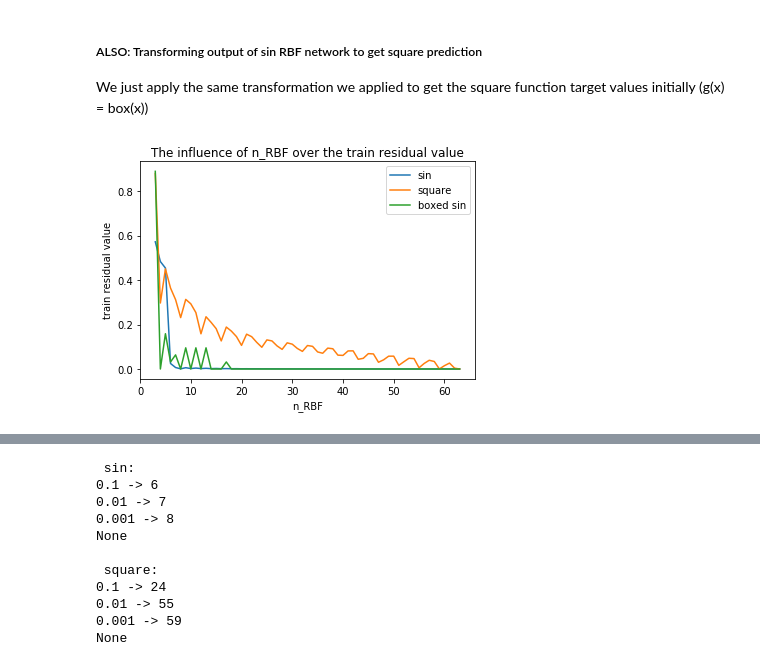
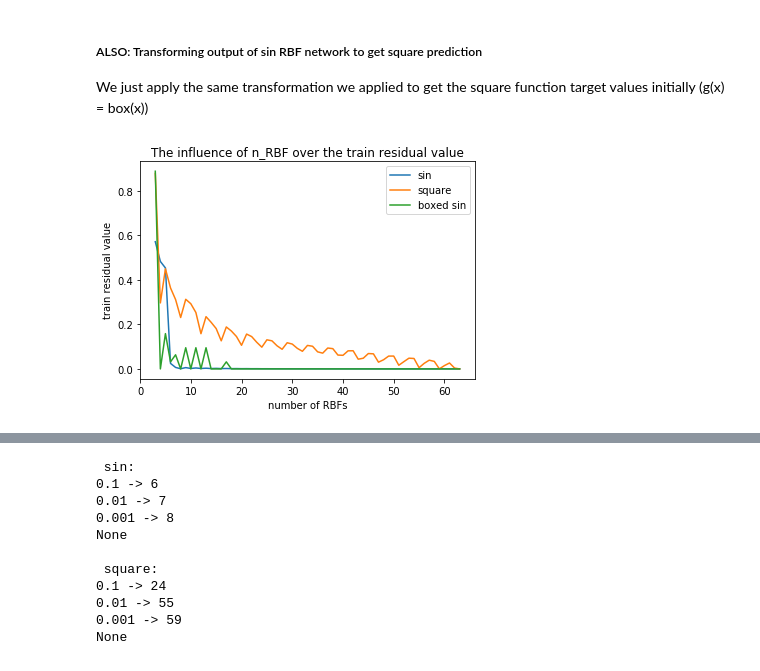
Before and after one commit to vbodell/DD2437, a Jupyter notebook: Lab2/jane.ipynb, the cells around one changed output, grey strips where cells are left out. Cells and saved outputs as stored; diff of their text form; code cells hidden in the pictures.

```diff
--- a/Lab2/jane.ipynb
+++ b/Lab2/jane.ipynb
@@ -121,0 +133,5 @@ def trainRBF(n_RBF, x_train, y_train, x_test, y_test, var_RBF = 1, apply_box_pre
+# %%
+n_RBF = 10
+a,b = trainRBF(n_RBF, pattern_train, sin_train, pattern_test, sin_test, var_RBF = 1)
+plt.plot(b)
+plt.plot(sin_test)
@@ -121,0 +145,2 @@ def trainRBF(n_RBF, x_train, y_train, x_test, y_test, var_RBF = 1, apply_box_pre
+# %%
+trainRBF(63, pattern_train, sin_train, pattern_test, sin_test, var_RBF = 0.15)#2*np.pi/n_RBF*1.5)
@@ -178,32 +215,32 @@ We just apply the same transformation we applied to get the square function targ
 # %%
 res_val_sin = []
 n1 = 3
 n2 = len(pattern_train)+1
 k_var_sin = 1.63
 for n_RBF in range(n1, n2):
     res_val_sin.append(trainRBF(n_RBF, pattern_train, sin_train, pattern_test, sin_test, var_RBF = 2*np.pi/n_RBF*k_var_sin))
 
 res_val_square = []
 k_var_square = 0.46
 for n_RBF in range(n1, n2):
     res_val_square.append(trainRBF(n_RBF, pattern_train, square_train, pattern_test, square_test, var_RBF = 2*np.pi/n_RBF*k_var_square))
 
 res_val_boxed_sin = []
-k_var_boxed_sin = 0.46
+k_var_boxed_sin = 1.63
 for n_RBF in range(n1, n2):
     res_val_boxed_sin.append(trainRBF(n_RBF, pattern_train, square_train, pattern_test, square_test, var_RBF = 2*np.pi/n_RBF*k_var_square, apply_box_pred = True))
 
 
 
 plt.plot(np.arange(n1, n2, 1), res_val_sin, label = "sin")
 plt.plot(np.arange(n1, n2, 1), res_val_square, label = "square")
 plt.plot(np.arange(n1, n2, 1), res_val_boxed_sin, label = "boxed sin")
 
-plt.xlabel("n_RBF")
+plt.xlabel("number of RBFs")
 plt.ylabel("train residual value")
 plt.title("The influence of n_RBF over the train residual value")
 plt.legend()
 plt.plot()
-plt.show()
+plt.savefig("partI1_nRBF_residualvalue.png")
 # %% [output]
-[figure, old version]
+[figure, new version]
```
Also changed, not shown: parts of 36 cells of this notebook.
